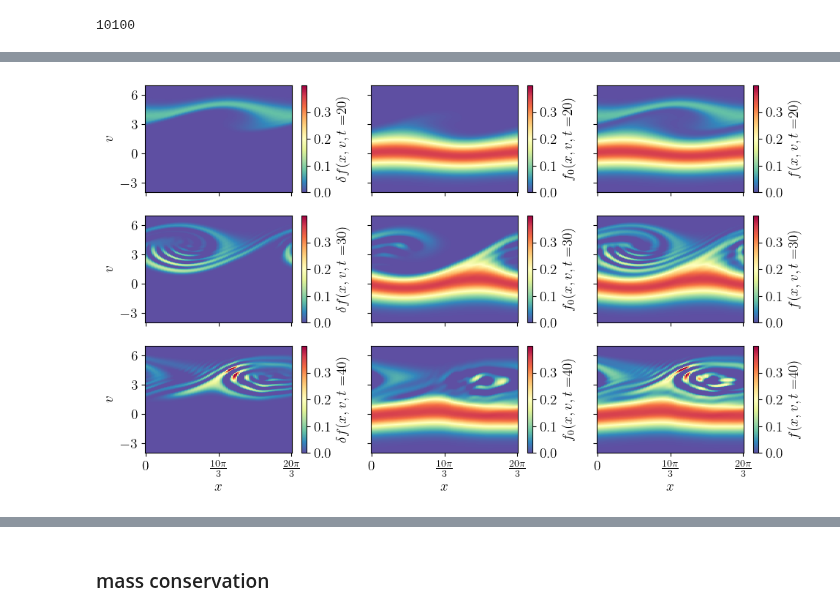
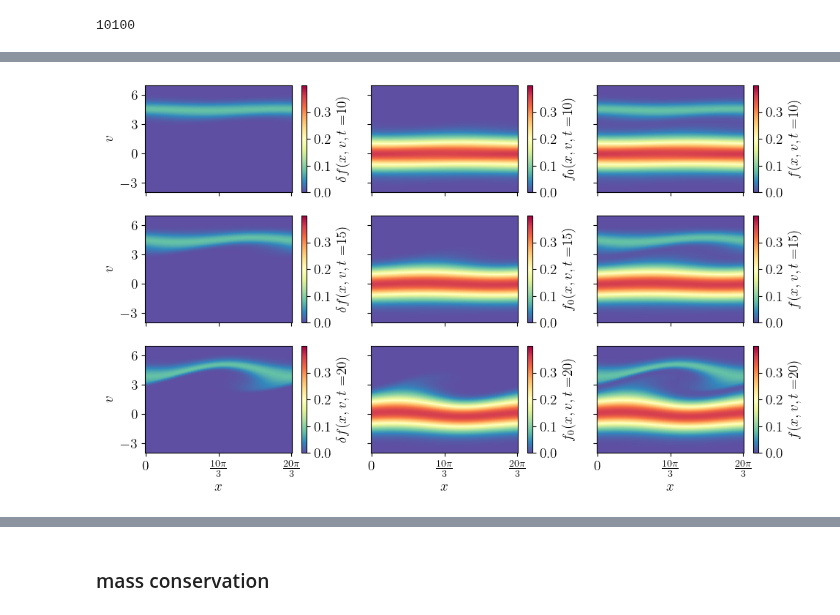
Before and after one commit to opaliss/mixed_methods, a Jupyter notebook: analysis/hermite/bump_on_tail_instability_hermite.ipynb, the cells around one changed output, grey strips where cells are left out. Drawn from its saved outputs; the diff is of its cells as text; code cells hidden in the pictures.

```diff
--- a/analysis/hermite/bump_on_tail_instability_hermite.ipynb
+++ b/analysis/hermite/bump_on_tail_instability_hermite.ipynb
@@ -37,12 +37,14 @@ setup = SimulationSetupTwoStreamHermite(Nx=101,
                                         L=20 * np.pi / 3,
                                         dt=1e-2,
                                         T0=0,
-                                        T=40,
+                                        T=20,
                                         nu_e1=20,
                                         nu_e2=20,
                                         n0_e1=0.9,
                                         n0_e2=0.1,
-                                        FD_order=2)
+                                        FD_order=2,
+                                        alpha_tol=1e-1,
+                                        u_tol=1e-2)
 # %%
 # ions (unperturbed + static)
 C0_ions = np.ones(setup.Nx) / setup.alpha_i
@@ -57,10 +59,10 @@ x = np.linspace(0, setup.L, setup.Nx + 1)
 skip = 1
 
 # load the simulation results
-sol_midpoint_u = np.load("../../data/hermite/bump_on_tail/sol_u_Nve1_" + str(setup.Nv_e1)
-            + "_Nve2" + str(setup.Nv_e2) + "_Nx_" + str(setup.Nx)
+sol_midpoint_u = np.load("../../data/hermite/bump_on_tail_adaptive/sol_u_Nve1_" + str(setup.Nv_e1)
+            + "_Nve2_" + str(setup.Nv_e2) + "_Nx_" + str(setup.Nx)
             + "_" + str(setup.T0) + "_" + str(setup.T) + ".npy")[:, ::skip]
-sol_midpoint_t = np.load("../../data/hermite/bump_on_tail/sol_t_Nve1_" + str(setup.Nv_e1)
+sol_midpoint_t = np.load("../../data/hermite/bump_on_tail_adaptive/sol_t_Nve1_" + str(setup.Nv_e1)
             + "_Nve2_" + str(setup.Nv_e2) + "_Nx_" + str(setup.Nx)
             + "_" + str(setup.T0) + "_" + str(setup.T) + ".npy")[::skip]
 
@@ -75,3 +77,20 @@ print(np.shape(sol_midpoint_t))
+# %%
+# load the alpha and u over time
+alpha_e1 = np.load("../../data/hermite/bump_on_tail_adaptive/alpha_e1_Nve1_" + str(setup.Nv_e1)
+            + "_Nve2_" + str(setup.Nv_e2) + "_Nx_" + str(setup.Nx)
+            + "_" + str(setup.T0) + "_" + str(setup.T) + ".npy")
+
+alpha_e2 = np.load("../../data/hermite/bump_on_tail_adaptive/alpha_e2_Nve1_" + str(setup.Nv_e1)
+            + "_Nve2_" + str(setup.Nv_e2) + "_Nx_" + str(setup.Nx)
+            + "_" + str(setup.T0) + "_" + str(setup.T) + ".npy")
+
+u_e1 = np.load("../../data/hermite/bump_on_tail_adaptive/u_e1_Nve1_" + str(setup.Nv_e1)
+            + "_Nve2_" + str(setup.Nv_e2) + "_Nx_" + str(setup.Nx)
+            + "_" + str(setup.T0) + "_" + str(setup.T) + ".npy")
+
+u_e2 = np.load("../../data/hermite/bump_on_tail_adaptive/u_e2_Nve1_" + str(setup.Nv_e1)
+            + "_Nve2_" + str(setup.Nv_e2) + "_Nx_" + str(setup.Nx)
+            + "_" + str(setup.T0) + "_" + str(setup.T) + ".npy")
 # %%
 runtime =  np.load("../../data/hermite/bump_on_tail/sol_runtime_Nve1_" + str(setup.Nv_e1)
             + "_Nve2" + str(setup.Nv_e2) + "_Nx_" + str(setup.Nx) + "_" + str(setup.T0)
@@ -107,7 +156,9 @@ for ii in np.arange(0, len(sol_midpoint_t), 1):
     state_i_midpoint[0, -1, ii] = state_i_midpoint[0, 0, ii]
 
     # solve Poisson's equation to obtain an electric field
-    rho = charge_density_two_stream_hermite(alpha_e1=setup.alpha_e1,alpha_e2=setup.alpha_e2, alpha_i=setup.alpha_i,
+    rho = charge_density_two_stream_hermite(alpha_e1=alpha_e1[ii],
+                                            alpha_e2=alpha_e2[ii],
+                                            alpha_i=setup.alpha_i[-1],
                                         q_e1=setup.q_e1, q_e2=setup.q_e2, q_i=setup.q_i,
                                         C0_e1=state_e1_midpoint[0, :setup.Nx, ii],
                                         C0_e2=state_e2_midpoint[0, :setup.Nx, ii],
@@ -168,41 +211,41 @@ for tt, ii in enumerate([len(sol_midpoint_t)//2, int(3*len(sol_midpoint_t)//4),
     distribution1 = np.zeros((len(x), len(v)))
     distribution2 = np.zeros((len(x), len(v)))
     for jj in range(setup.Nv_e1):
-        distribution1 += np.outer(state_e1_midpoint[jj, :, ii], psi_hermite(v=v, u_s=setup.u_e1, alpha_s=setup.alpha_e1, n=jj))
+        distribution1 += np.outer(state_e1_midpoint[jj, :, ii], psi_hermite(v=v, u_s=u_e1[ii], alpha_s=alpha_e1[ii], n=jj))
     for jj in range(setup.Nv_e2):
-        distribution2 += np.outer(state_e2_midpoint[jj, :, ii], psi_hermite(v=v, u_s=setup.u_e2, alpha_s=setup.alpha_e2, n=jj))
+        distribution2 += np.outer(state_e2_midpoint[jj, :, ii], psi_hermite(v=v, u_s=u_e2[ii], alpha_s=alpha_e2[ii], n=jj))
     pos2 = ax[tt, 0].pcolormesh(x, v, distribution2.T, cmap="Spectral_r", vmin=0, vmax=0.4)
     pos1 = ax[tt, 1].pcolormesh(x, v, distribution1.T, cmap="Spectral_r", vmin=0, vmax=0.4)
     pos3 = ax[tt, 2].pcolormesh(x, v, distribution1.T + distribution2.T, cmap="Spectral_r", vmin=0, vmax=0.4)
     ax[tt, 0].set_yticks([-3, 0, 3, 6])
     ax[tt, 0].set_ylim(-4, 7)
     ax[tt, 0].set_ylabel("$v$")
     cbar = fig.colorbar(pos1)
     cbar.ax.set_ylabel('$f_{0}(x, v, t=$' + str(int(sol_midpoint_t[ii])) + ")", rotation=90)
     cbar.ax.set_yticks([0, 0.1, 0.2, 0.3])
 
     cbar = fig.colorbar(pos2)
     cbar.ax.set_ylabel('$\delta f(x, v, t=$' + str(int(sol_midpoint_t[ii])) + ")", rotation=90)
     cbar.ax.set_yticks([0, 0.1, 0.2, 0.3])
 
     cbar = fig.colorbar(pos3)
     cbar.ax.set_ylabel('$f(x, v, t=$' + str(int(sol_midpoint_t[ii])) + ")", rotation=90)
     cbar.ax.set_yticks([0, 0.1, 0.2, 0.3])
 
 
 ax[tt, 0].set_xlabel("$x$")
 ax[tt, 0].set_xticks([0, 10*np.pi/3, 20*np.pi/3])
 ax[tt, 0].set_xticklabels([r"0", r"$\frac{10\pi}{3}$", r"$\frac{20\pi}{3}$"])
 ax[tt, 2].set_xlabel("$x$")
 
 ax[tt, 1].set_xlabel("$x$")
 ax[tt, 1].set_xticks([0, 10*np.pi/3, 20*np.pi/3])
 ax[tt, 1].set_xticklabels([r"0", r"$\frac{10\pi}{3}$", r"$\frac{20\pi}{3}$"])
 
 plt.tight_layout()
 plt.savefig("../../figures/hermite/bump_on_tail/bump_on_tail_evolution_hermite.png", dpi=600)
 # %% [output]
-[figure, old version]
+[figure, new version]
 # %%
 fig, ax = plt.subplots(nrows=3, figsize=(5, 6), sharex=True)
 for tt, ii in enumerate([2000, int(3*len(sol_midpoint_t)//4), -1]):
```
Also changed, not shown: parts of 16 cells of this notebook, 1 other file.
